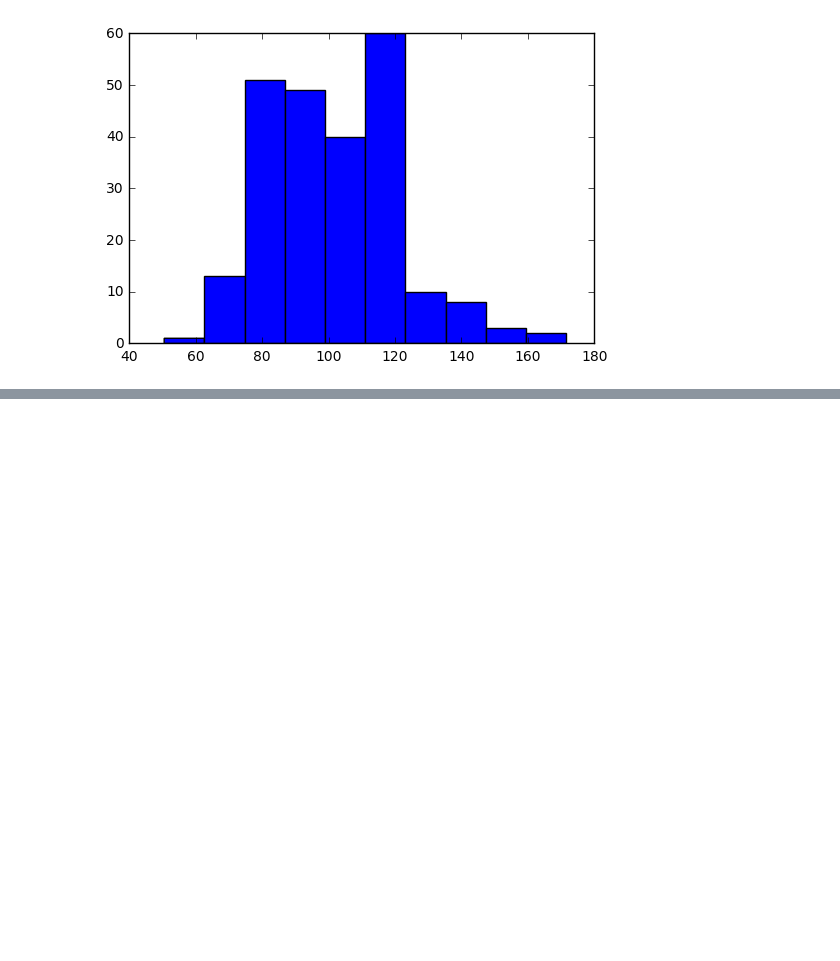
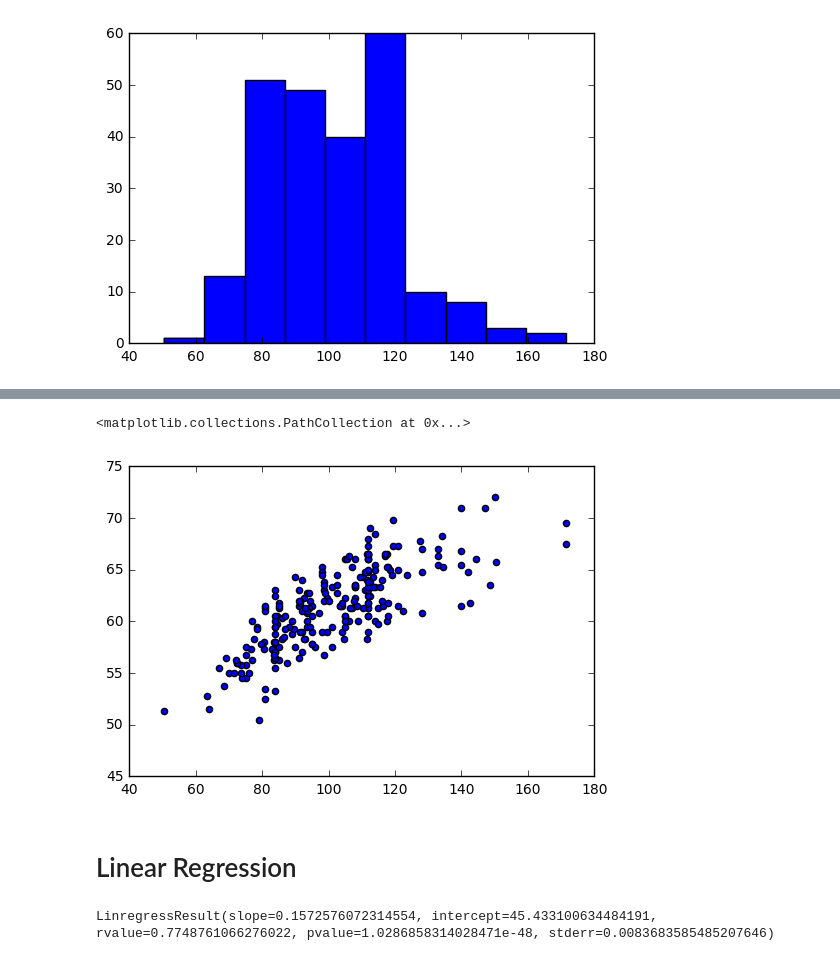
Before and after one commit to zdanev/OCC2017, a Jupyter notebook: Height Weight example.ipynb, the cells around one changed output, grey strips where cells are left out. Drawn from its saved outputs; the diff is of its cells as text; code cells hidden in the pictures; blank space fills up the shorter version.

Commit message:
added linear regression example

```diff
--- a/Height Weight example.ipynb
+++ b/Height Weight example.ipynb
@@ -83,0 +136,13 @@ Name: sex, dtype: int64
+# %%
+plt.scatter(df.weightLb, df.heightIn)
+# %% [output]
+<matplotlib.collections.PathCollection at 0x...>
+[figure, added]
+# %% [markdown]
+# Linear Regression
+# %%
+from scipy import stats
+lr = stats.linregress(df.weightLb, df.heightIn)
+lr
+# %% [output]
+LinregressResult(slope=0.1572576072314554, intercept=45.433100634484191, rvalue=0.7748761066276022, pvalue=1.0286858314028471e-48, stderr=0.0083683585485207646)
```
Also changed, not shown: parts of 20 cells of this notebook.
